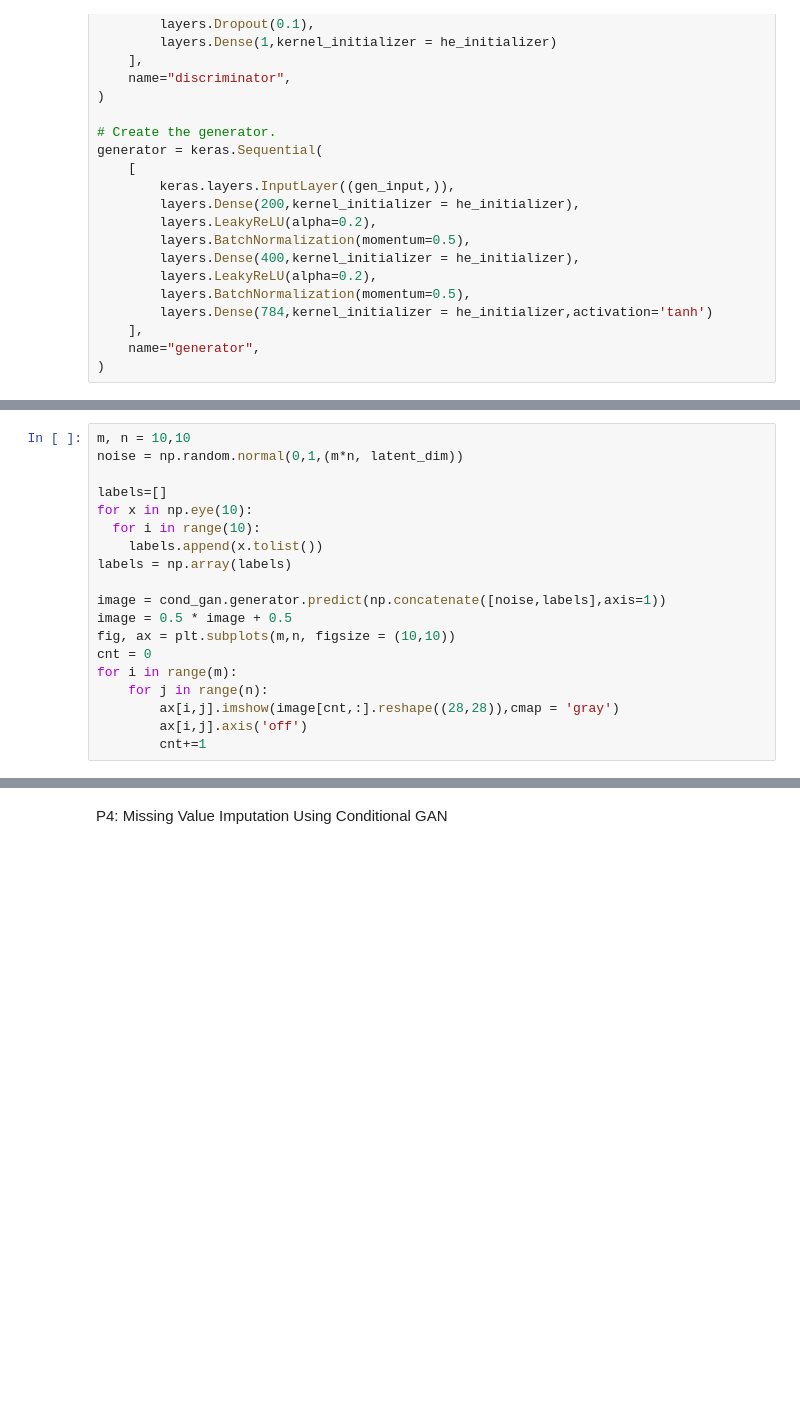
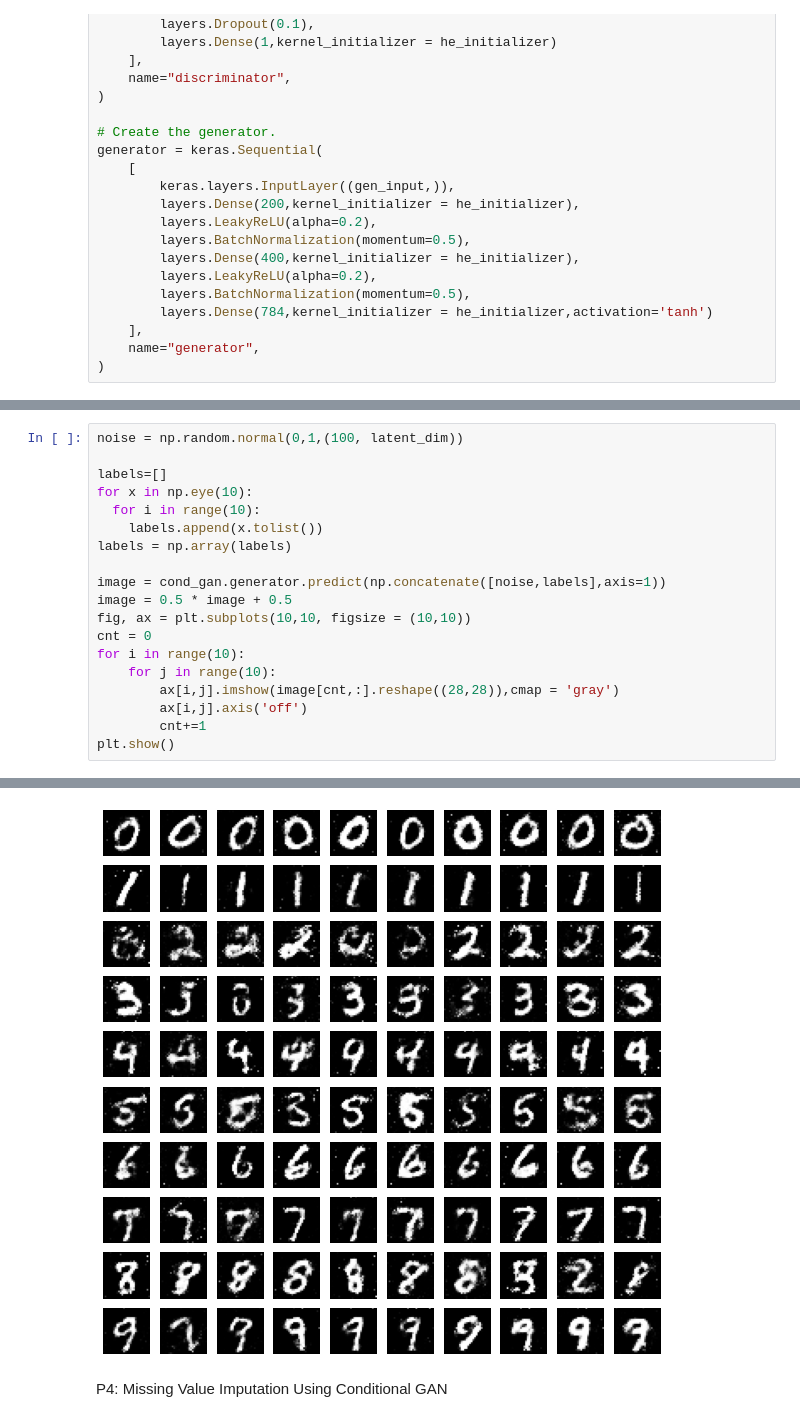
Before and after one commit to ram130849/Deep_Learning_Systems, a Jupyter notebook: TensorFlow/Ramki/E533_DLS_Assignment5.ipynb, the cells around one changed output, grey strips where cells are left out. Drawn from its saved outputs; the diff is of its cells as text; blank space fills up the shorter version.

```diff
--- a/TensorFlow/Ramki/E533_DLS_Assignment5.ipynb
+++ b/TensorFlow/Ramki/E533_DLS_Assignment5.ipynb
@@ -713,6 +716,5 @@ plt.title("Discriminator Real and Fake Accuracies")
 # %%
-m, n = 10,10
-noise = np.random.normal(0,1,(m*n, latent_dim))
+noise = np.random.normal(0,1,(100, latent_dim))
 
 labels=[]
 for x in np.eye(10):
@@ -722,10 +724,12 @@ labels = np.array(labels)
 
 image = cond_gan.generator.predict(np.concatenate([noise,labels],axis=1))
 image = 0.5 * image + 0.5
-fig, ax = plt.subplots(m,n, figsize = (10,10))
+fig, ax = plt.subplots(10,10, figsize = (10,10))
 cnt = 0
-for i in range(m):
-    for j in range(n):
+for i in range(10):
+    for j in range(10):
         ax[i,j].imshow(image[cnt,:].reshape((28,28)),cmap = 'gray')
         ax[i,j].axis('off')
         cnt+=1
+plt.show()
+# %% [output]
@@ -732,2 +737,3 @@ for i in range(m):
+[figure, added]
 # %% [markdown]
 P4: Missing Value Imputation Using Conditional GAN
```
Also changed, not shown: parts of 4 cells of this notebook.
